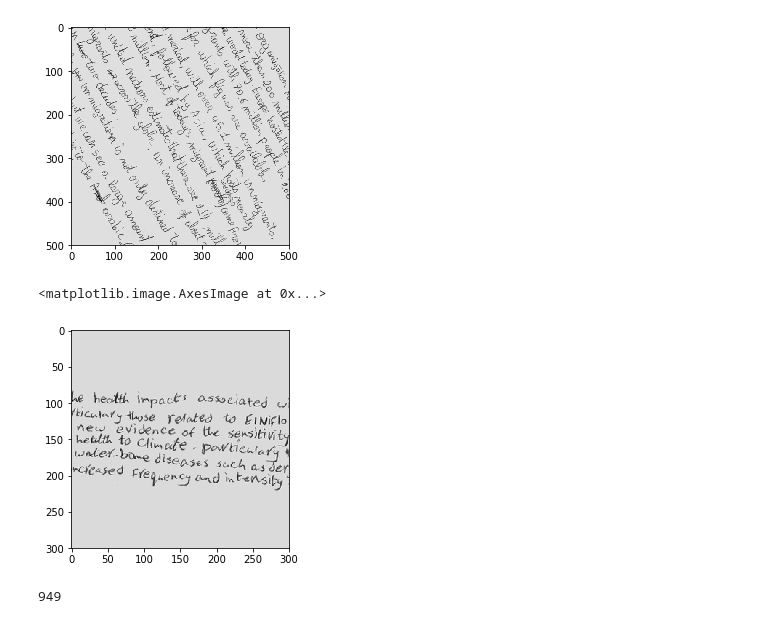
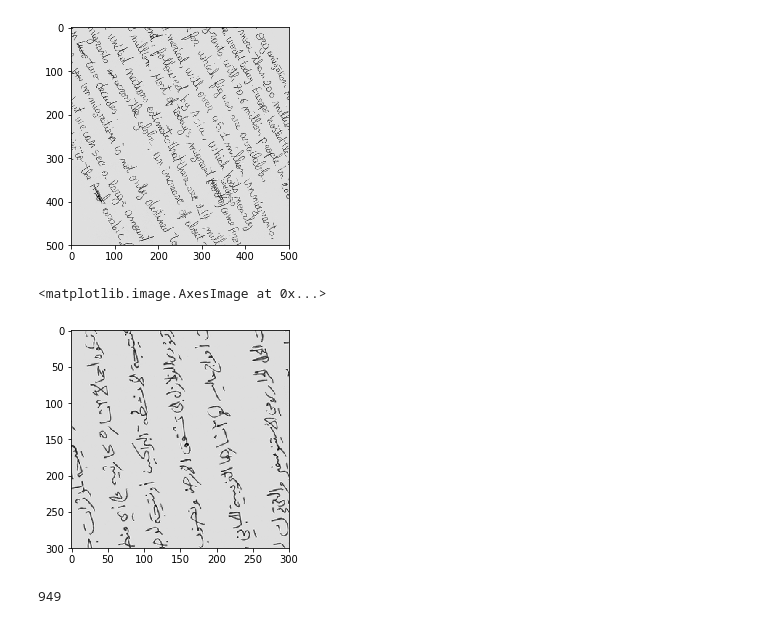
Before and after one commit to Jean1995/MaschLernen, a Jupyter notebook: handwriting/model.ipynb, the cells around one changed output. Drawn from its saved outputs; the diff is of its cells as text; code cells hidden in the pictures.

```diff
--- a/handwriting/model.ipynb
+++ b/handwriting/model.ipynb
@@ -48,11 +46,11 @@ def import_image_and_crop(datapath,crop_size=1000):
     image = crop_center(image, crop_size, crop_size)
     return image
 # %%
-plt.imshow(import_image_and_crop('data_prepared/915.png', 300), cmap='gray')
+plt.imshow(import_image_and_crop('data_prepared/911.png', 300), cmap='gray')
 # example of an image that is too big for the cropsize and therefore "regenerated"
 # %% [output]
 <matplotlib.image.AxesImage at 0x...>
-[figure, old version]
+[figure, new version]
 # %%
 # import data
 
```
Also changed, not shown: parts of 8 cells of this notebook.
